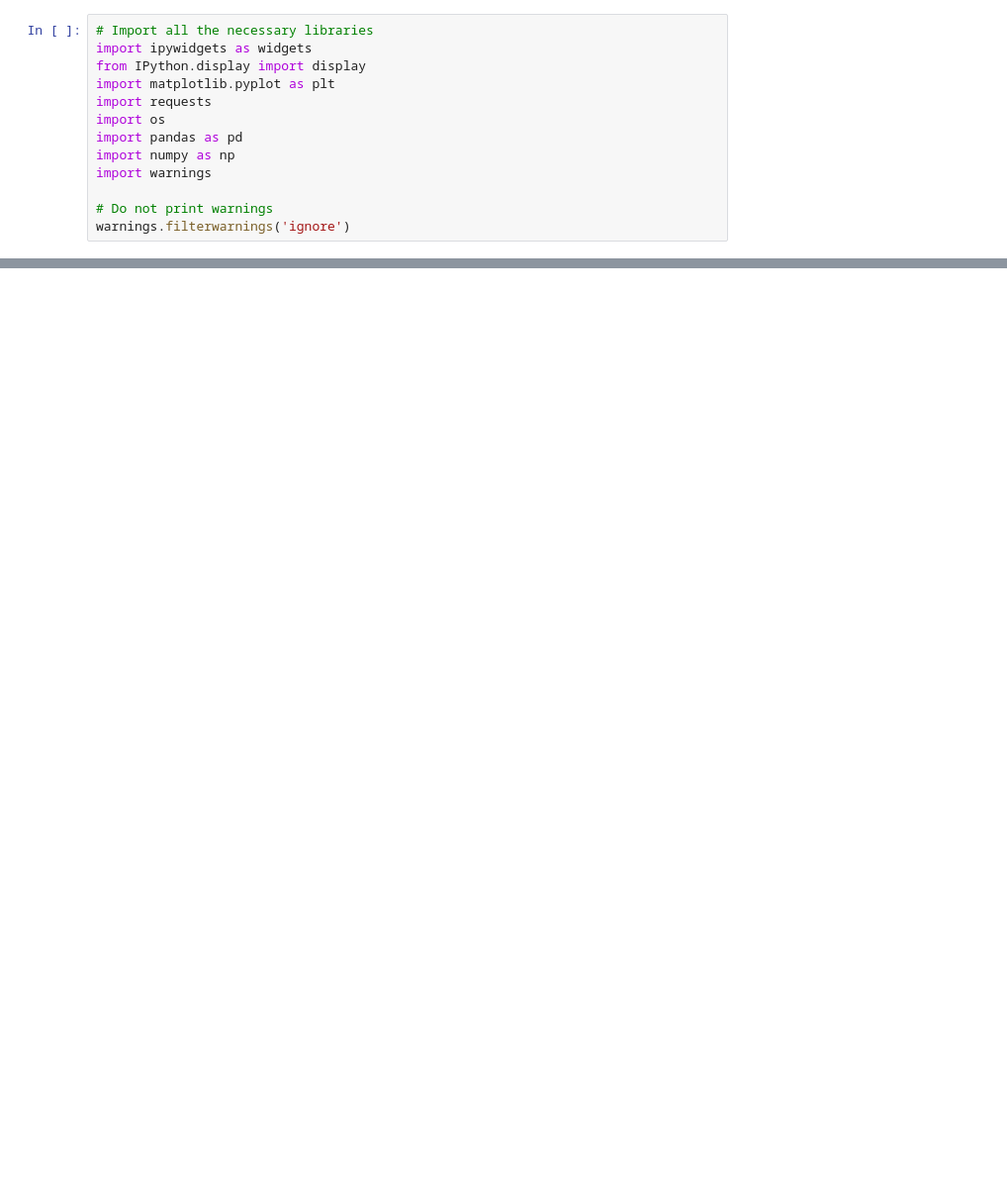
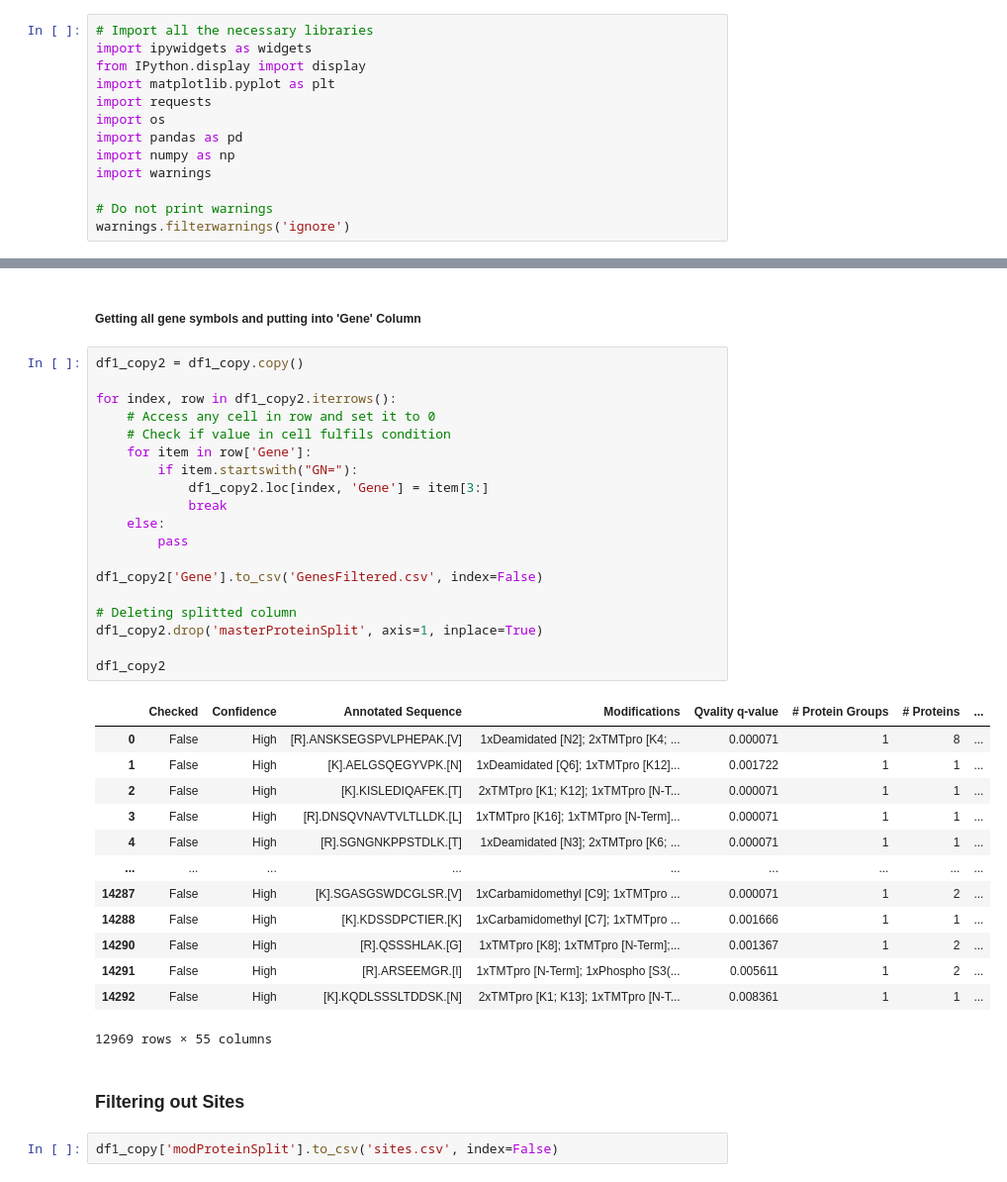
Before and after one commit to PathwayAndDataAnalysis/misc-helpers, a Jupyter notebook: Proteomic Data Preparation for CausalPath/newData/notebook.ipynb, the cells around one changed output, grey strips where cells are left out. Shown at 99% size. Cells and saved outputs as stored; diff of their text form; blank space fills up the shorter version.

```diff
--- a/Proteomic Data Preparation for CausalPath/newData/notebook.ipynb
+++ b/Proteomic Data Preparation for CausalPath/newData/notebook.ipynb
@@ -228,0 +130,39 @@ df3
+# %% [markdown]
+##### Getting all gene symbols and putting into 'Gene' Column
+# %%
+df1_copy2 = df1_copy.copy()
+
+for index, row in df1_copy2.iterrows():
+    # Access any cell in row and set it to 0
+    # Check if value in cell fulfils condition
+    for item in row['Gene']:
+        if item.startswith("GN="):
+            df1_copy2.loc[index, 'Gene'] = item[3:]
+            break
+    else:
+        pass
+
+df1_copy2['Gene'].to_csv('GenesFiltered.csv', index=False)
+
+# Deleting splitted column
+df1_copy2.drop('masterProteinSplit', axis=1, inplace=True)
+
+df1_copy2
+# %% [output]
+|  | Checked | Confidence | Annotated Sequence | Modifications | Qvality q-value | # Protein Groups | # Proteins | ... |
+| 0 | False | High | [R].ANSKSEGSPVLPHEPAK.[V] | 1xDeamidated [N2]; 2xTMTpro [K4; ... | 0.000071 | 1 | 8 | ... |
+| 1 | False | High | [K].AELGSQEGYVPK.[N] | 1xDeamidated [Q6]; 1xTMTpro [K12]... | 0.001722 | 1 | 1 | ... |
+| 2 | False | High | [K].KISLEDIQAFEK.[T] | 2xTMTpro [K1; K12]; 1xTMTpro [N-T... | 0.000071 | 1 | 1 | ... |
+| 3 | False | High | [R].DNSQVNAVTVLTLLDK.[L] | 1xTMTpro [K16]; 1xTMTpro [N-Term]... | 0.000071 | 1 | 1 | ... |
+| 4 | False | High | [R].SGNGNKPPSTDLK.[T] | 1xDeamidated [N3]; 2xTMTpro [K6; ... | 0.000071 | 1 | 1 | ... |
+| ... | ... | ... | ... | ... | ... | ... | ... | ... |
+| 14287 | False | High | [K].SGASGSWDCGLSR.[V] | 1xCarbamidomethyl [C9]; 1xTMTpro ... | 0.000071 | 1 | 2 | ... |
+| 14288 | False | High | [K].KDSSDPCTIER.[K] | 1xCarbamidomethyl [C7]; 1xTMTpro ... | 0.001666 | 1 | 1 | ... |
+| 14290 | False | High | [R].QSSSHLAK.[G] | 1xTMTpro [K8]; 1xTMTpro [N-Term];... | 0.001367 | 1 | 2 | ... |
+| 14291 | False | High | [R].ARSEEMGR.[I] | 1xTMTpro [N-Term]; 1xPhospho [S3(... | 0.005611 | 1 | 2 | ... |
+| 14292 | False | High | [K].KQDLSSSLTDDSK.[N] | 2xTMTpro [K1; K13]; 1xTMTpro [N-T... | 0.008361 | 1 | 1 | ... |
+12969 rows × 55 columns
+# %% [markdown]
+### Filtering out Sites
+# %%
+df1_copy['modProteinSplit'].to_csv('sites.csv', index=False)
```
Also changed, not shown: parts of 36 cells of this notebook, 4 other files.
